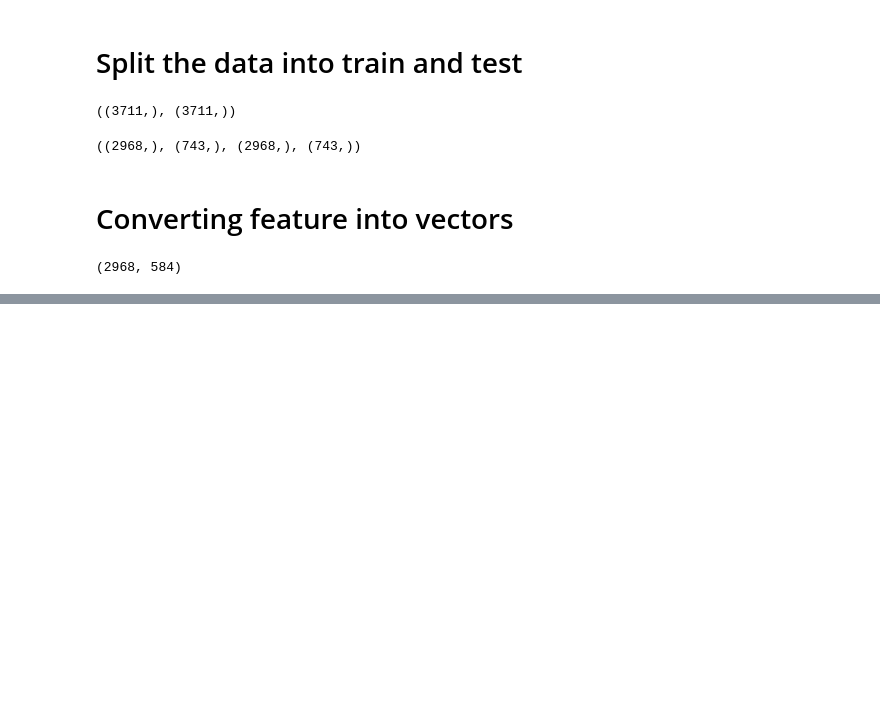
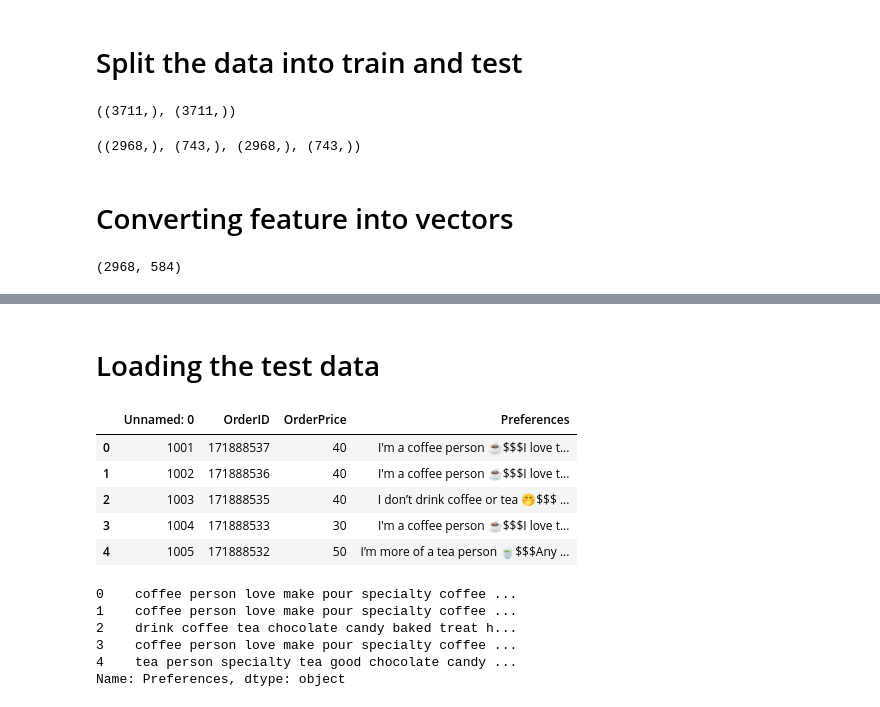
Before and after one commit to yash0307jain/curated-gift-boxes, a Jupyter notebook: algorithm.ipynb, the cells around one changed output, grey strips where cells are left out. Drawn from its saved outputs; the diff is of its cells as text; code cells hidden in the pictures; blank space fills up the shorter version.

```diff
--- a/algorithm.ipynb
+++ b/algorithm.ipynb
@@ -93,0 +202,22 @@ Epoch 10/10
+# %% [markdown]
+# Loading the test data
+# %%
+df_test = pd.read_csv("data/test_input.csv")
+df_test.head()
+# %% [output]
+|  | Unnamed: 0 | OrderID | OrderPrice | Preferences |
+| 0 | 1001 | 171888537 | 40 | I'm a coffee person ☕️$$$I love t... |
+| 1 | 1002 | 171888536 | 40 | I'm a coffee person ☕️$$$I love t... |
+| 2 | 1003 | 171888535 | 40 | I don’t drink coffee or tea 🤭$$$ ... |
+| 3 | 1004 | 171888533 | 30 | I'm a coffee person ☕️$$$I love t... |
+| 4 | 1005 | 171888532 | 50 | I’m more of a tea person 🍵$$$Any ... |
+# %%
+X_test_sample = df_test['Preferences'].apply(clean_pref)
+X_test_sample.head()
+# %% [output]
+0    coffee person love make pour specialty coffee ...
+1    coffee person love make pour specialty coffee ...
+2    drink coffee tea chocolate candy baked treat h...
+3    coffee person love make pour specialty coffee ...
+4    tea person specialty tea good chocolate candy ...
+Name: Preferences, dtype: object
```
Also changed, not shown: parts of 28 cells of this notebook, 2 other files.
